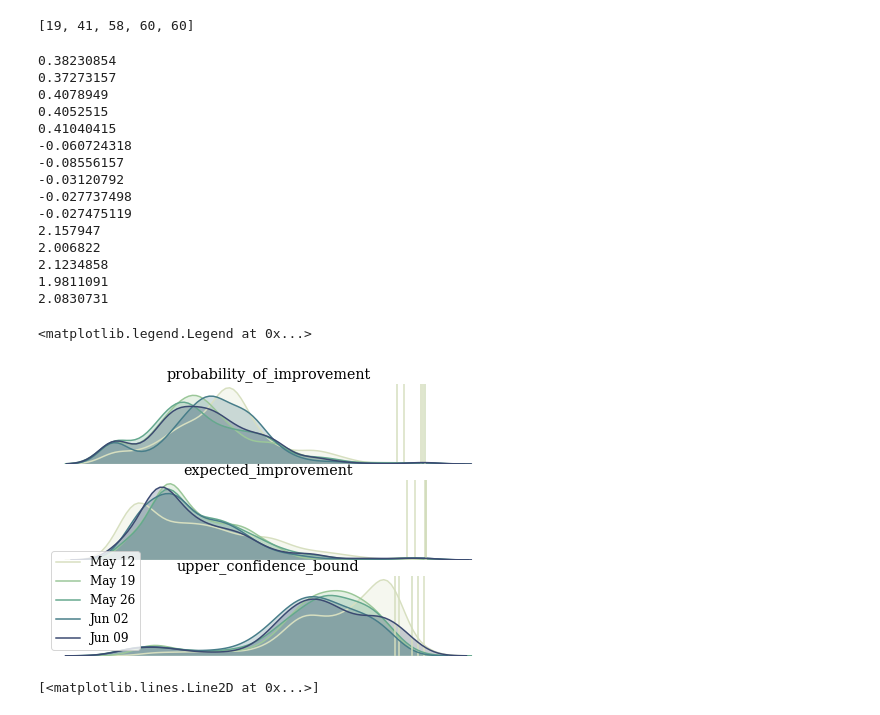
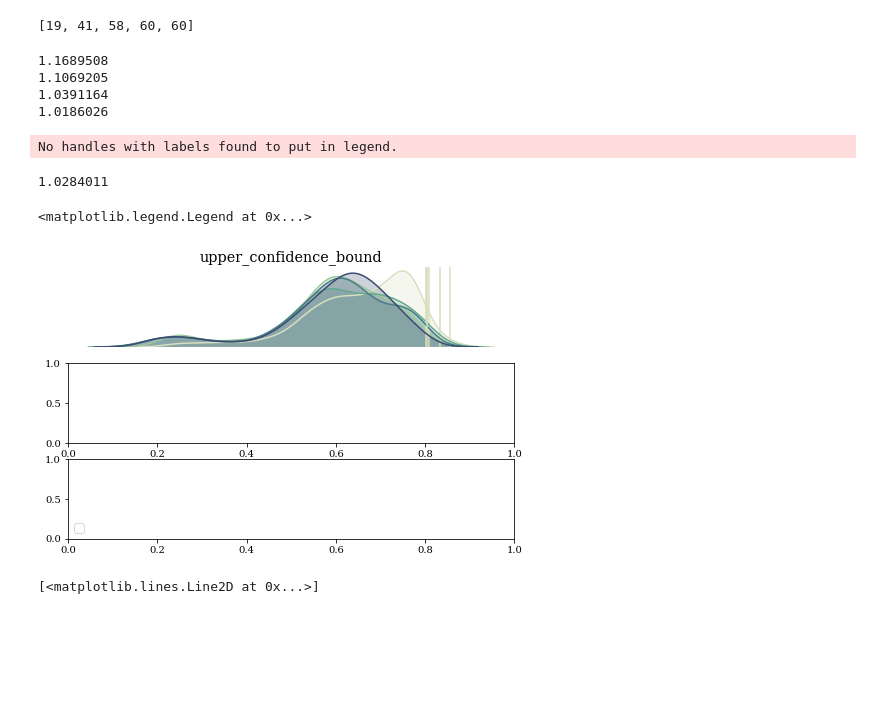
Before and after one commit to choderalab/pinot, a Jupyter notebook: scripts/us_vs_human/us_vs_human.ipynb, the cells around one changed output. Cells and saved outputs as stored; diff of their text form; code cells hidden in the pictures; blank space fills up the shorter version.

Commit message:
plot

```diff
--- a/scripts/us_vs_human/us_vs_human.ipynb
+++ b/scripts/us_vs_human/us_vs_human.ipynb
@@ -45,7 +45,9 @@ cmap=sns.cubehelix_palette(6, start=.5, rot=-.75, as_cmap=True)
 
 f, axes = plt.subplots(3, 1, figsize=(8, 5))
 
-fns = ['probability_of_improvement', 'expected_improvement', 'upper_confidence_bound']
+# fns = ['probability_of_improvement', 'expected_improvement', 'upper_confidence_bound']
+
+fns = ['upper_confidence_bound']
 
 for fn_idx, fn in enumerate(fns):
     for idx in range(5):
@@ -65,51 +67,42 @@ for fn_idx, fn in enumerate(fns):
 
         train = pinot.Train(
             net=net,
             data=data,
             n_epochs=10,
             optimizer=optimizer
             )
 
         net = train.train()
 
         dist = pinot.metrics._independent(net.condition(ds_all[0][0]))
 
         score = getattr(pinot.active.acquisition, fn)(dist, y_best=y_best).detach().numpy().flatten()
 
         score_max = np.max(score)
 
-        print(score_max)
+        print(score_max - y_best.detach().numpy())
 
         axes[fn_idx].axvline(x=score_max, c=cmap(idx))
 
         g = sns.kdeplot(score, shade=True, label=dates[idx], ax=axes[fn_idx])
 
         axes[fn_idx].axis('off')
 
         g.legend().remove()
 
         axes[fn_idx].set_title(fns[fn_idx])
 
 
 plt.legend(loc='lower left')
 # %% [output]
-0.38230854
-0.37273157
-0.4078949
-0.4052515
-0.41040415
--0.060724318
--0.08556157
--0.03120792
--0.027737498
--0.027475119
-2.157947
-2.006822
-2.1234858
-1.9811091
-2.0830731
+1.1689508
+1.1069205
+1.0391164
+1.0186026
-<matplotlib.legend.Legend at 0x...>
+No handles with labels found to put in legend.
+1.0284011
+<matplotlib.legend.Legend at 0x...>
-[figure, old version]
+[figure, new version]
 # %%
 plt.plot([0.3986796,
 0.36837095,
```
Also changed, not shown: 5 other files.
